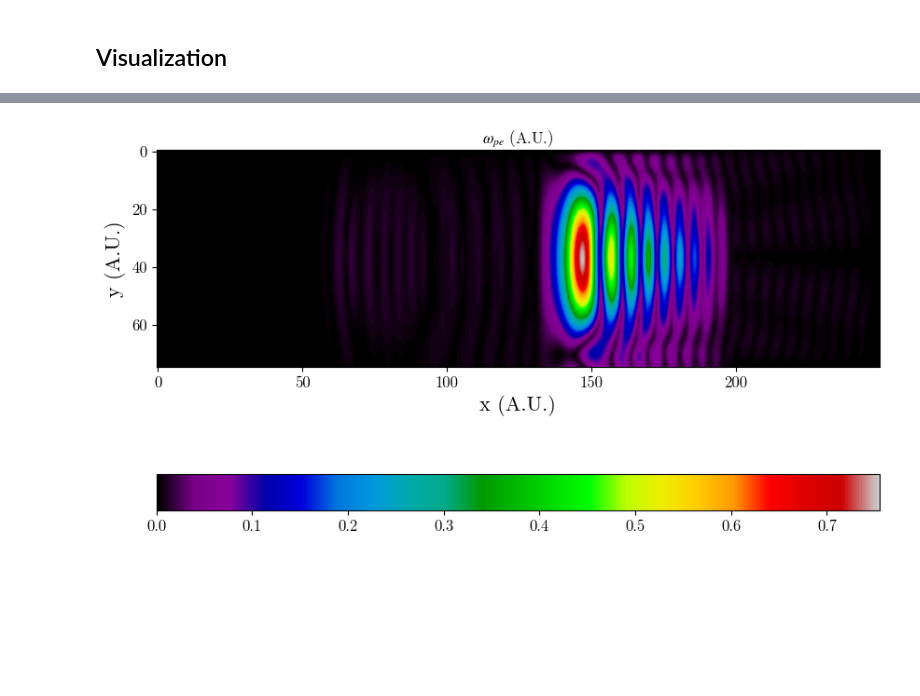
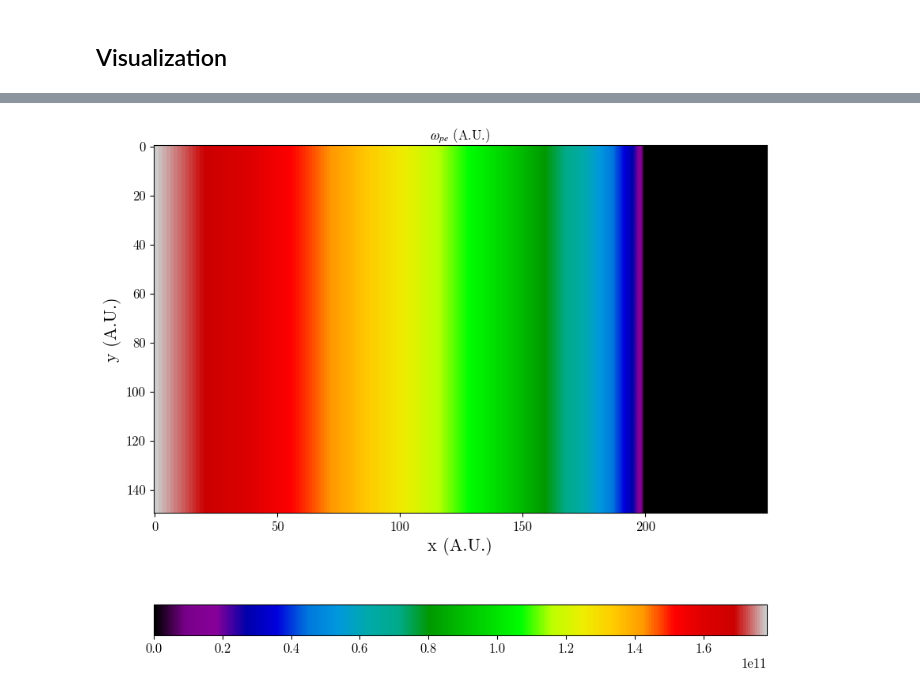
Before and after one commit to Pierre-Alexandre-Gourdain/fdtd, a Jupyter notebook: cutoff_test.ipynb, the cells around one changed output, grey strips where cells are left out. Drawn from its saved outputs; the diff is of its cells as text; code cells hidden in the pictures; blank space fills up the shorter version.

```diff
--- a/cutoff_test.ipynb
+++ b/cutoff_test.ipynb
@@ -147,11 +147,11 @@ print(WAVELENGTH*1e3)
 create FDTD Grid
 # %%
 grid = fdtd.Grid(
-    (0.75e-1, .25 , 1),
+    (1.5e-1, .25 , 1),
     grid_spacing=0.1 / (1.*SCALE) * WAVELENGTH,
     permittivity=1.0,
     permeability=1.0,
-    courant_number = .05,
+    courant_number = .25,
     plasma = True,
     use_p_e = True,
 )
@@ -162,7 +162,7 @@ n_e=bd.zeros(grid.E.shape)
 B_T=bd.zeros(grid.E.shape)
 B_T[:,:,:,0] += MAGNETIC_FIELD
 for j in range(4*grid.Ny//5):
-    n_e[:,j,0:1,0:3]=2*3.1416*DENSITY*(1-j*1./(4*grid.Ny//5-1))
+    n_e[:,j,0:1,0:3]=DENSITY*(1.-j*1./(4*grid.Ny//5-1))
 for j in range(grid.Ny):
     B_T[:,j,0:1,0]=MAGNETIC_FIELD/(1+0.5*j*1./(grid.Ny-1))
 grid.n_e += n_e
@@ -171,8 +171,8 @@ grid.B_T = B_T
 # grid.OMEGA=q_e*B_T/m_e
 
 print("Time step ",dt)
-# dt=min(dt,1e-3/(bd.max(grid.OMEGA**2).item()**.5+1e-9))
-dt=min(dt,.01/(bd.max(grid.omega).item()+1e-9))
+dt=min(dt,.1/(bd.max(grid.OMEGA**2).item()**.5/2./3.14+1e-9))
+dt=min(dt,.1/(bd.max(grid.omega).item()/2./3.14+1e-9))
 # grid.courant_number = 0.0079999999936
 cfln = dt
 cfln /= grid.grid_spacing / LIGHT_SPEED
@@ -182,5 +182,5 @@ if (cfln != grid.courant_number):
     grid.time_step = grid.courant_number * grid.grid_spacing / LIGHT_SPEED
 print("New Time_step ",grid.time_step)
 print("New Courant Number ",grid.courant_number)
-grid.nu+=max(bd.max(grid.omega).item()*1e-5,1e-6)
+grid.nu+=max(bd.max(grid.omega).item()*1e-6,1e-6)
 # %% [output]
@@ -192,18 +192,18 @@ New Courant Number  0.05
 boundaries
 # %%
 # grid[0, :, :] = fdtd.PMLBoundary(name="xbounds")
-grid[0:10*SCALE, :, :] = fdtd.PML(name="pml_xlow")
-grid[-10*SCALE:, :, :] = fdtd.PML(name="pml_xhigh")
+grid[0:12*SCALE, :, :] = fdtd.PML(name="pml_xlow")
+grid[-12*SCALE:, :, :] = fdtd.PML(name="pml_xhigh")
 
 # grid[:, 0, :] = fdtd.PMLBoundary(name="ybounds")
-grid[:, 0:10*SCALE, :] = fdtd.PML(name="pml_ylow")
-grid[:, -10*SCALE:, :] = fdtd.PML(name="pml_yhigh")
+grid[:, 0:12*SCALE, :] = fdtd.PML(name="pml_ylow")
+grid[:, -12*SCALE:, :] = fdtd.PML(name="pml_yhigh")
 
 grid[:, :, 0] = fdtd.PeriodicBoundary(name="zbounds")
 # %% [markdown]
 sources
 # %%
-grid[int(-0.28*grid.Nx+grid.Nx/2):int(0.28*grid.Nx+grid.Nx/2)+1, int(.9*grid.Ny):int(.9*grid.Ny), 0] = fdtd.LineSource(
+grid[int(-0.2*grid.Nx+grid.Nx/2):int(0.2*grid.Nx+grid.Nx/2)+1, int(.9*grid.Ny):int(.9*grid.Ny), 0] = fdtd.LineSource(
     period=WAVELENGTH / LIGHT_SPEED, name="linesource"
 )
 # grid[100, 60, 0] = fdtd.PointSource(
@@ -268,20 +269,20 @@ Er=Ez/(E_xy+1e-4)
 # %%
 fig, ax = plt.subplots(figsize=(10, 10))
 
 # im = plt.imshow(bd.numpy(grid.OMEGA[:,:,:,0]), cmap=plt.cm.nipy_spectral)
-im = plt.imshow(bd.numpy(E_xy), cmap=plt.cm.nipy_spectral)
+im = plt.imshow(bd.numpy(grid.omega[:,:,0,0]), cmap=plt.cm.nipy_spectral)
 im.set_interpolation('bicubic')
 
 cb = fig.colorbar(im, orientation='horizontal')
 plt.xlabel('x (A.U.)', rotation=0)
 plt.ylabel('y (A.U.)', rotation=90)
 # cb.ax.set_ylabel('$\\omega_{pe}$ (AU)', rotation=-90)
 # cb.ax.yaxis.set_label_coords(5, 0.5)
 plt.title('$\\omega_{pe}$ (A.U.)')
 plt.savefig("test.png",
                bbox_inches='tight',
                transparent=True,
                pad_inches=0)
 plt.show()
 # %% [output]
-[figure, old version]
+[figure, new version]
```
Also changed, not shown: parts of 6 cells of this notebook, 1 other file.
